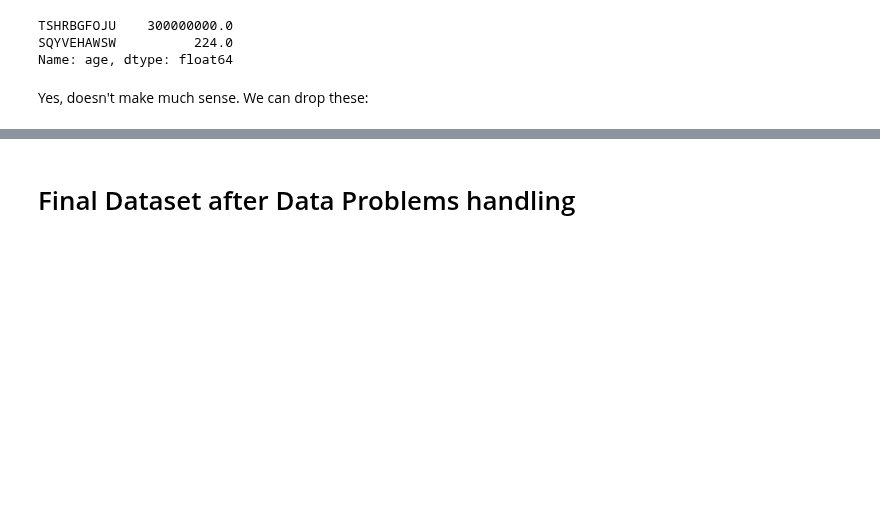
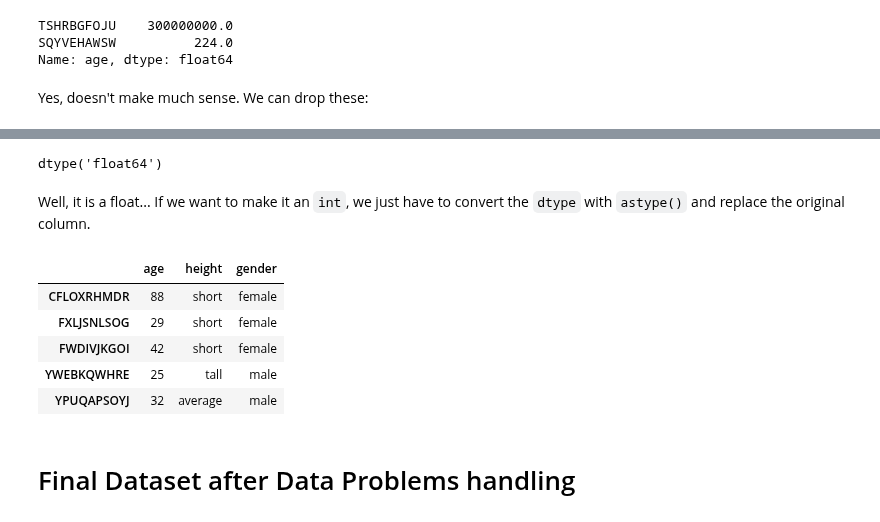
Before and after one commit to LDSSA/bootcamp, a Jupyter notebook: units/SLU8_Data_Problems/Learning Notebook - SLU8 - Data Problems.ipynb, the cells around one changed output, grey strips where cells are left out. Cells and saved outputs as stored; diff of their text form; code cells hidden in the pictures; blank space fills up the shorter version.

```diff
--- a/units/SLU8_Data_Problems/Learning Notebook - SLU8 - Data Problems.ipynb
+++ b/units/SLU8_Data_Problems/Learning Notebook - SLU8 - Data Problems.ipynb
@@ -346,3 +406,21 @@ data = data[~mask_age_outliers]
+# %%
+data.age.dtype
+# %% [output]
+dtype('float64')
+# %% [markdown]
+Well, it is a float... If we want to make it an `int`, we just have to convert the `dtype` with `astype()` and replace the original column.
+# %%
+data.age = data.age.astype('int')
+# %%
+# Let's that a look at the result
+data.head()
+# %% [output]
+|  | age | height | gender |
+| CFLOXRHMDR | 88 | short | female |
+| FXLJSNLSOG | 29 | short | female |
+| FWDIVJKGOI | 42 | short | female |
+| YWEBKQWHRE | 25 | tall | male |
+| YPUQAPSOYJ | 32 | average | male |
 # %% [markdown]
 # Final Dataset after Data Problems handling
 # %%
```
Also changed, not shown: parts of 14 cells of this notebook, 1 other file.
